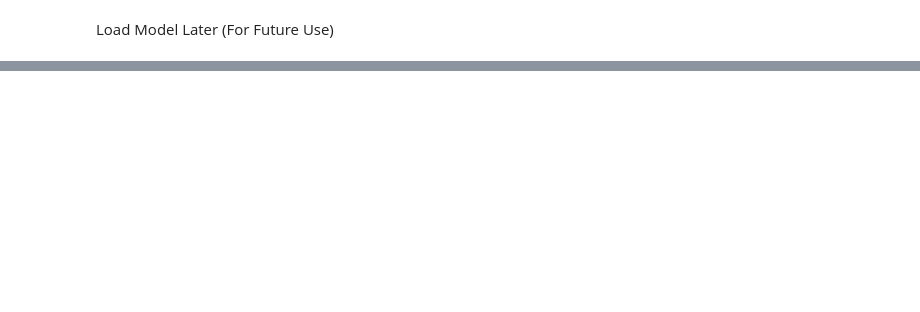
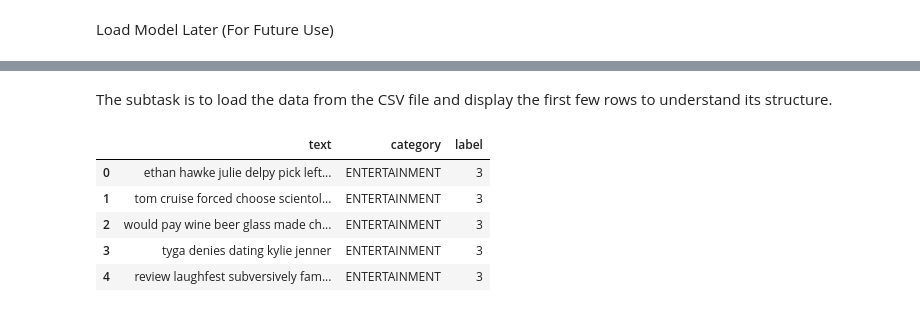
Before and after one commit to aneeq-shaffy/SE4050-Deep-Learning, a Jupyter notebook: Notebooks/Hierarchical_CNN_News_Classifier.ipynb, the cells around one changed output, grey strips where cells are left out. Cells and saved outputs as stored; diff of their text form; code cells hidden in the pictures; blank space fills up the shorter version.

```diff
--- a/Notebooks/Hierarchical_CNN_News_Classifier.ipynb
+++ b/Notebooks/Hierarchical_CNN_News_Classifier.ipynb
@@ -579,0 +985,18 @@ Top 3 predictions:
+# %% [markdown]
+
+The subtask is to load the data from the CSV file and display the first few rows to understand its structure.
+# %%
+import pandas as pd
+
+# Load the dataframe.
+df = pd.read_csv('news_preprocessed.csv')
+
+# Display the first 5 rows.
+display(df.head())
+# %% [output]
+|  | text | category | label |
+| 0 | ethan hawke julie delpy pick left... | ENTERTAINMENT | 3 |
+| 1 | tom cruise forced choose scientol... | ENTERTAINMENT | 3 |
+| 2 | would pay wine beer glass made ch... | ENTERTAINMENT | 3 |
+| 3 | tyga denies dating kylie jenner | ENTERTAINMENT | 3 |
+| 4 | review laughfest subversively fam... | ENTERTAINMENT | 3 |
```
Also changed, not shown: parts of 56 cells of this notebook.
